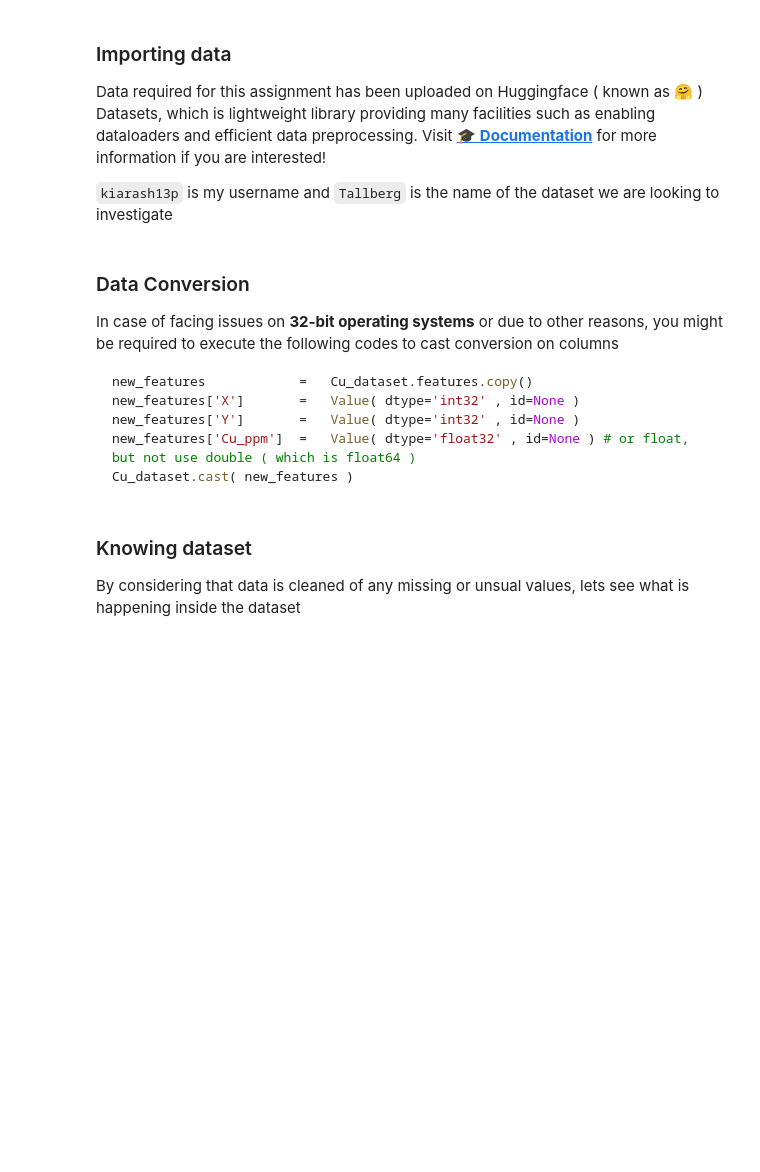
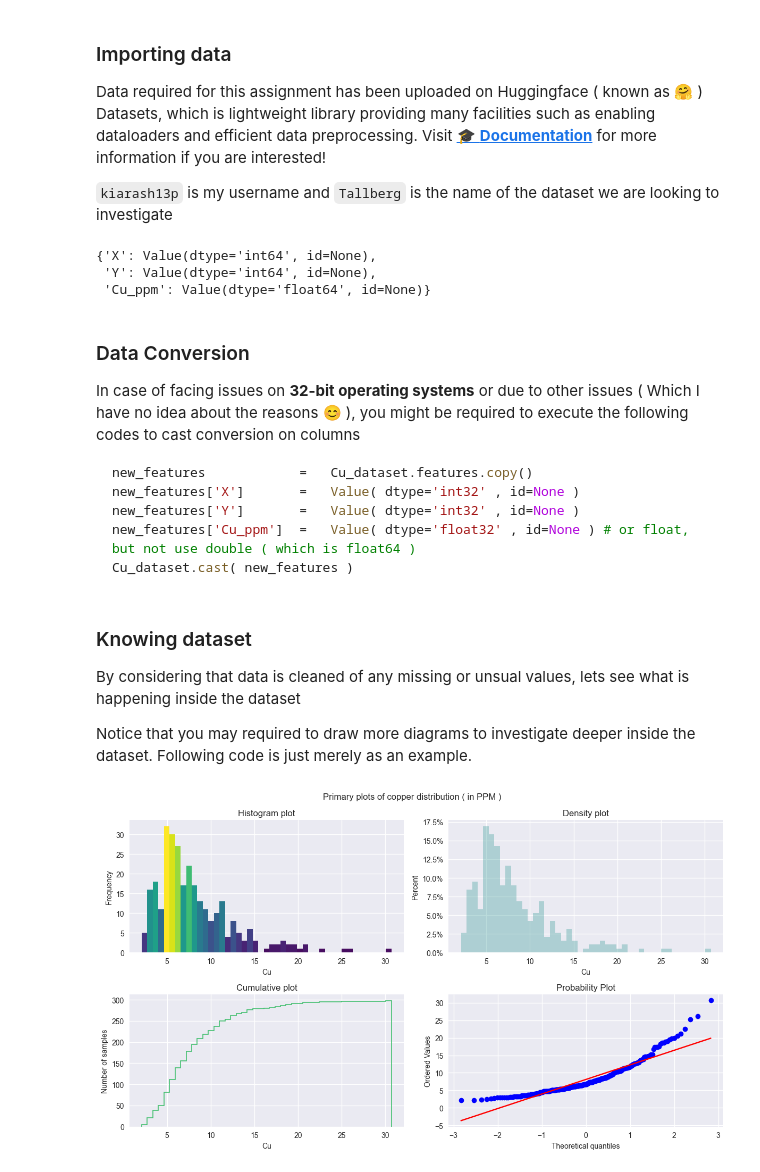
Before and after one commit to kiarash13p/Mineral-Resource-Geology-and-Modelling, a Jupyter notebook: Exploration Practical.ipynb, the cells around one changed output. Saved outputs shown, nothing was run; the diff lists cells and outputs as text; code cells hidden in the pictures; blank space fills up the shorter version.

````diff
--- a/Exploration Practical.ipynb
+++ b/Exploration Practical.ipynb
@@ -88,11 +107,15 @@ Data required for this assignment has been uploaded on Huggingface ( known as
 
 `kiarash13p` is my username and `Tallberg` is the name of the dataset we are looking to investigate
 # %%
-Cu_dataset      =   load_dataset( 'kiarash13p/Tallberg')['train']
+Cu_dataset      =   load_dataset( 'kiarash13p/Tallberg' , data_files="Tallberg Cu Data.csv")['train']
 Cu_dataset.features
+# %% [output]
+{'X': Value(dtype='int64', id=None),
+ 'Y': Value(dtype='int64', id=None),
+ 'Cu_ppm': Value(dtype='float64', id=None)}
 # %% [markdown]
 ### Data Conversion
-In case of facing issues on **32-bit operating systems** or due to other reasons, you might be required to execute the following codes to cast conversion on columns
+In case of facing issues on **32-bit operating systems** or due to other issues ( Which I have no idea about the reasons 😊 ), you might be required to execute the following codes to cast conversion on columns
 ```python
 new_features            =   Cu_dataset.features.copy()
 new_features['X']       =   Value( dtype='int32' , id=None )
@@ -103,33 +126,37 @@ Cu_dataset.cast( new_features )
 # %% [markdown]
 ### Knowing dataset
 By considering that data is cleaned of any missing or unsual values, lets see what is happening inside the dataset
+
+Notice that you may required to draw more diagrams to investigate deeper inside the dataset. Following code is just merely as an example.
 # %%
-fig , ((ax1,ax2),(ax3,ax4))    =   plt.subplots( nrows= 2 , ncols= 2 , figsize = (12,7) , tight_layout = True  )
+fig_hist , ((ax1,ax2),(ax3,ax4))    =   plt.subplots( nrows= 2 , ncols= 2 , figsize = (12,7) , tight_layout = True  )
 binsize     =   45
-fig.suptitle( "Primary plots of copper distribution ( in PPM )" )
+fig_hist.suptitle( "Primary plots of copper distribution ( in PPM )" )
 ax1_n , ax1_bins , ax1_patches          =   ax1.hist( Cu_dataset['Cu_ppm'] , bins = binsize )
 ax1.set_title("Histogram plot")
 ax1.set_xlabel("Cu")
 ax1.set_ylabel("Frequency")
 # Coloring by height of the bins
 fracs       =   ax1_n / ax1_n.max()
 ax1_norm    =   mpl.colors.Normalize( fracs.min() , fracs.max() )
 for _frac , _patch in zip( fracs , ax1_patches ):
     _patch.set_facecolor( viridis( ax1_norm( _frac )))
 
 ax2_n , ax2_bins , ax2_patches          =   ax2.hist( Cu_dataset['Cu_ppm'] , bins = binsize , density=True , color=viridis(0.5) , alpha = 0.3 )
 ax2.set_title("Density plot")
 ax2.set_xlabel("Cu")
 ax2.set_ylabel("Percent")
 ax2.yaxis.set_major_formatter( PercentFormatter(xmax=1))
 
-ax3_n , ax3_bins , ax3_patches          =   ax3.hist( Cu_dataset['Cu_ppm'] , bins = binsize , cumulative=True , color=viridis(0.7) , histtype='step' )
+ax3_n , ax3_bins , ax3_patches          =   ax3.hist( Cu_dataset['Cu_ppm'] , bins = binsize , cumulative=True , color=viridis(0.7) , histtype='step' , linewidth = 1.2 )
 ax3.set_title("Cumulative plot")
 ax3.set_xlabel("Cu")
 ax3.set_ylabel("Number of samples")
 stats.probplot( Cu_dataset['Cu_ppm'] , plot=ax4 )
 
 plt.show()
+# %% [output]
+[figure, added]
 # %% [markdown]
 ***
 ## Question 1
````
Also changed, not shown: parts of 26 cells of this notebook.
